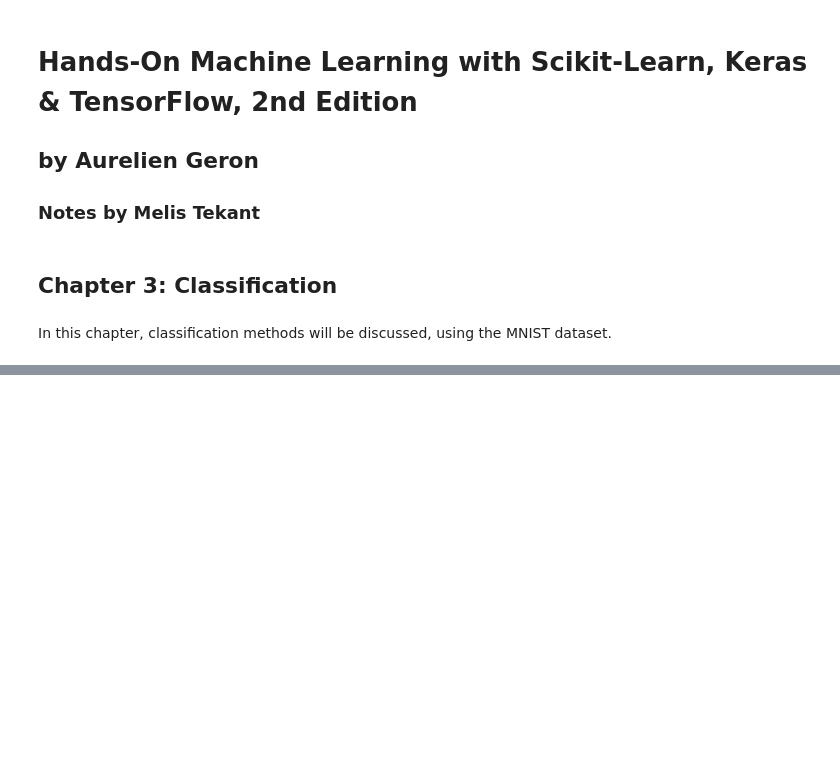
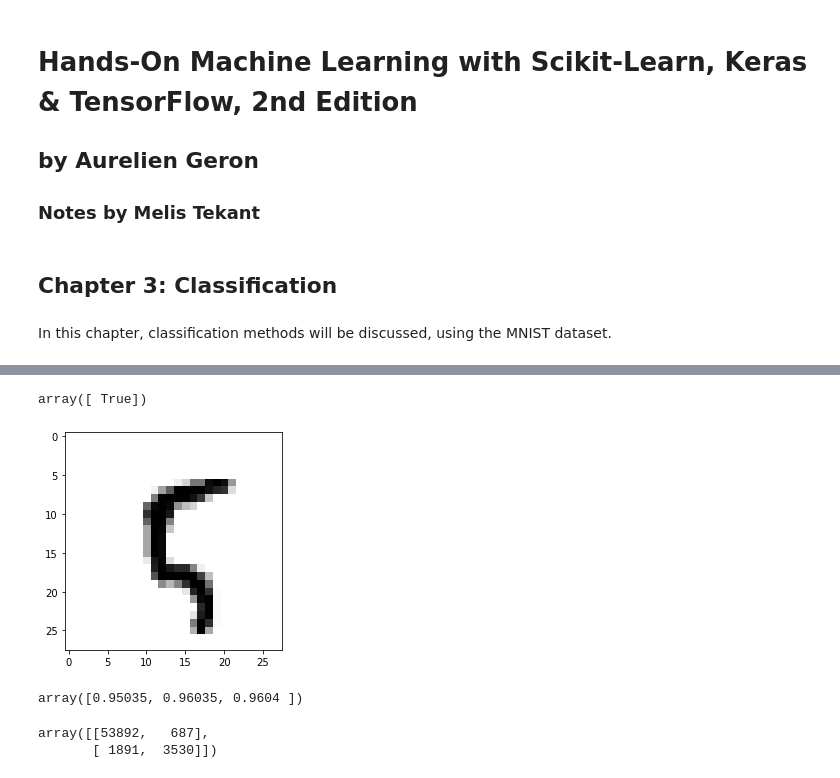
Before and after one commit to mtekant/HOML_2ndEdition, a Jupyter notebook: HOML Notes Ch 3.ipynb, the cells around one changed output, grey strips where cells are left out. Cells and saved outputs as stored; diff of their text form; code cells hidden in the pictures; blank space fills up the shorter version.

```diff
--- a/HOML Notes Ch 3.ipynb
+++ b/HOML Notes Ch 3.ipynb
@@ -24,0 +43,4 @@ FileNotFoundError: [Errno 2] No such file or directory: '/Users/melistekant/Docu
+# %%
+# Training and test sets
+y = y.astype('int')
+X_train, X_test, y_train, y_test = X[:60000], X[60000:], y[:60000], y[60000:]
@@ -24,0 +61,12 @@ FileNotFoundError: [Errno 2] No such file or directory: '/Users/melistekant/Docu
+# %%
+plt.imshow(X[100].reshape(28,28),cmap=mpl.cm.binary)
+sgd.predict([X[100]])
+# %% [output]
+array([ True])
+[figure, added]
+# %%
+from sklearn.model_selection import cross_val_score
+
+cross_val_score(sgd,X_train,y_train_5, cv=3, scoring = 'accuracy')
+# %% [output]
+array([0.95035, 0.96035, 0.9604 ])
@@ -24,0 +77,7 @@ FileNotFoundError: [Errno 2] No such file or directory: '/Users/melistekant/Docu
+# %%
+from sklearn.metrics import confusion_matrix
+
+confusion_matrix(y_train_5,y_train_pred)
+# %% [output]
+array([[53892,   687],
+       [ 1891,  3530]])
```
Also changed, not shown: parts of 13 cells of this notebook, 1 other file.
